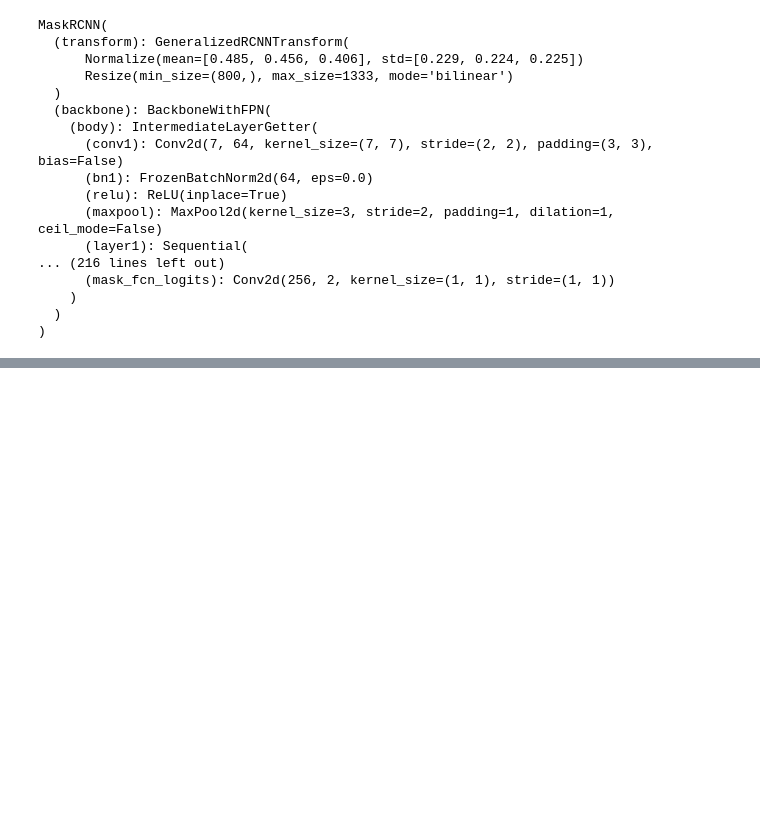
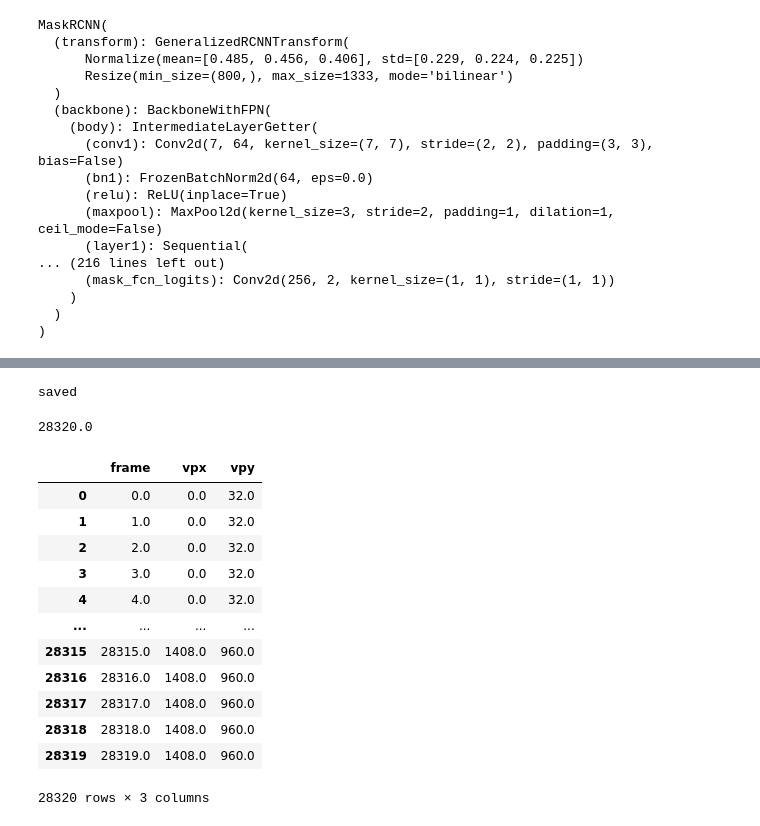
Before and after one commit to hotco87/Mask_R_CNN_Starcraft_Automatic_Observer, a Jupyter notebook: 4_evaluation.ipynb, the cells around one changed output, grey strips where cells are left out. Saved outputs shown, nothing was run; the diff lists cells and outputs as text; code cells hidden in the pictures; blank space fills up the shorter version.

```diff
--- a/4_evaluation.ipynb
+++ b/4_evaluation.ipynb
@@ -218,15 +226,3 @@ MaskRCNN(
     )
   )
 )
-# %%
-vpx_array = []
-vpy_array = []
-with torch.no_grad():
-    for idx,i in enumerate(test_img_array):
-        prediction = model(torch.unsqueeze(i, 0))
-        vpx = int(prediction[0]["boxes"][0][1])*32
-        vpy = int(prediction[0]["boxes"][0][0])*32
-        vpx_array.append(vpx)
-        vpx_array.append(vpy)
-        if idx %10 == 0:
-            print(idx)
@@ -250,0 +229,12 @@ with torch.no_grad():
+# %%
+vpx_array = []
+vpy_array = []
+with torch.no_grad():
+    for idx,i in enumerate(test_img_array[:1500]):
+        prediction = model(torch.unsqueeze(i, 0))
+        vpx = int(prediction[0]["boxes"][0][1])*32
+        vpy = int(prediction[0]["boxes"][0][0])*32
+        vpx_array.append(vpx)
+        vpy_array.append(vpy)
+        if idx %10 == 0:
+            print(idx)
@@ -250,0 +259,39 @@ with torch.no_grad():
+# %%
+dataset_len = 1500
+temp = np.zeros((dataset_len,1))
+for i in range (0,dataset_len):
+    temp[i] = int(i*8)
+temp2 = np.zeros((int(temp.max()),1))
+for i in range(0, int(temp.max())):
+    temp2[i] = i
+
+dataset_temp = pd.DataFrame({"frame": temp[:,0],"vpx": vpx_array[:],"vpy": vpy_array[:]})
+dataset_temp2 = pd.DataFrame({"frame": temp2[:,0]})
+dataset = pd.merge(left = dataset_temp2, right = dataset_temp, how= "left", on = "frame")
+dataset = dataset.fillna(method="ffill")
+dataset.to_csv("./saved_xy/" + str(replay_name) + ".rep.vpd", header= True, index=False)
+dataset.to_csv("C:/TM/starcraft/bwapi-data/read/preset/" + str(replay_name) + ".rep.vpd", header= True, index=False)
+
+print("saved")
+# %% [output]
+saved
+# %%
+temp.max()
+# %% [output]
+28320.0
+# %%
+dataset
+# %% [output]
+|  | frame | vpx | vpy |
+| 0 | 0.0 | 0.0 | 32.0 |
+| 1 | 1.0 | 0.0 | 32.0 |
+| 2 | 2.0 | 0.0 | 32.0 |
+| 3 | 3.0 | 0.0 | 32.0 |
+| 4 | 4.0 | 0.0 | 32.0 |
+| ... | ... | ... | ... |
+| 28315 | 28315.0 | 1408.0 | 960.0 |
+| 28316 | 28316.0 | 1408.0 | 960.0 |
+| 28317 | 28317.0 | 1408.0 | 960.0 |
+| 28318 | 28318.0 | 1408.0 | 960.0 |
+| 28319 | 28319.0 | 1408.0 | 960.0 |
+28320 rows × 3 columns
```
Also changed, not shown: parts of 13 cells of this notebook, 6 other files.
